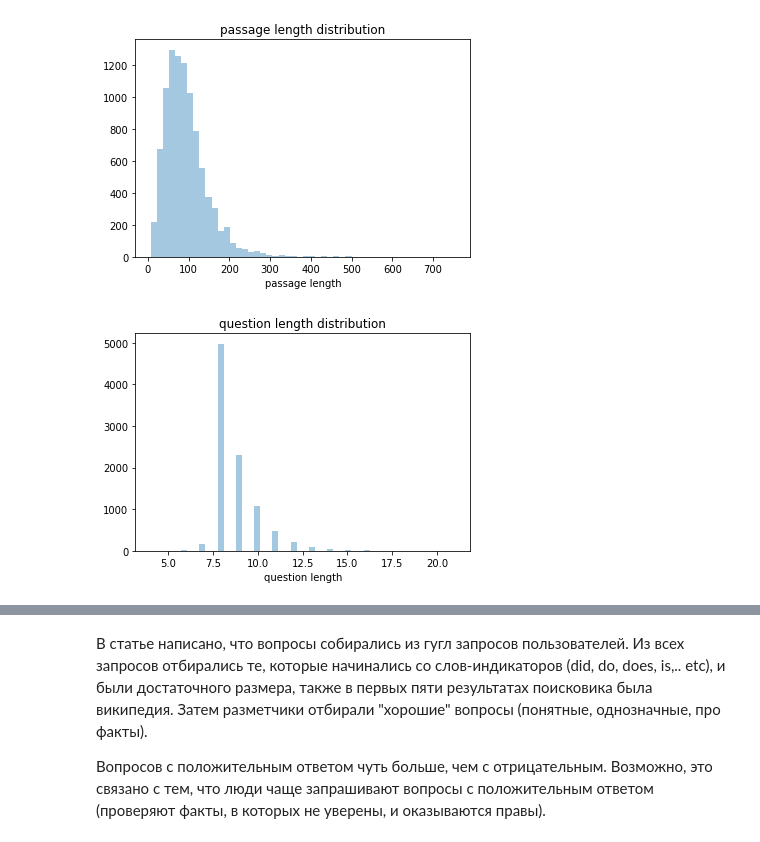
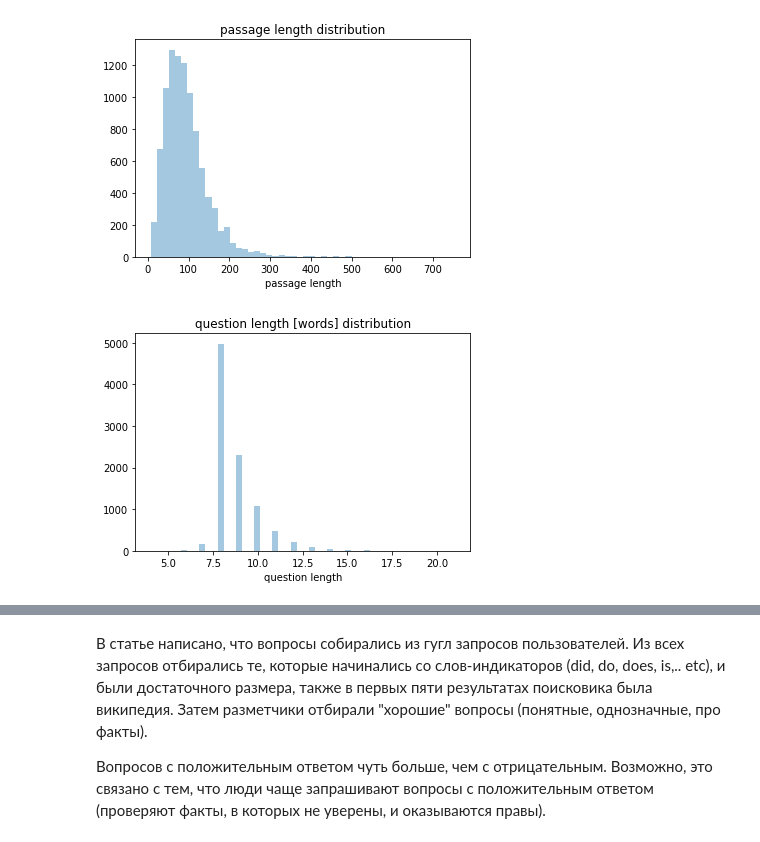
Before and after one commit to litdarya/nlp_tasks, a Jupyter notebook: hw_2/hw2.ipynb, the cells around one changed output, grey strips where cells are left out. Cells and saved outputs as stored; diff of their text form; code cells hidden in the pictures.

```diff
--- a/hw_2/hw2.ipynb
+++ b/hw_2/hw2.ipynb
@@ -222,7 +222,7 @@ _ = plt.set_xlabel('passage length')
 [figure]
 # %%
 plt = sns.distplot([len(q.split()) for q in train_df['question']], kde=False)
-plt.set_title('question length distribution')
+plt.set_title('question length [words] distribution')
 _ = plt.set_xlabel('question length')
 # %% [output]
-[figure, old version]
+[figure, new version]
```
Also changed, not shown: parts of 13 cells of this notebook.
